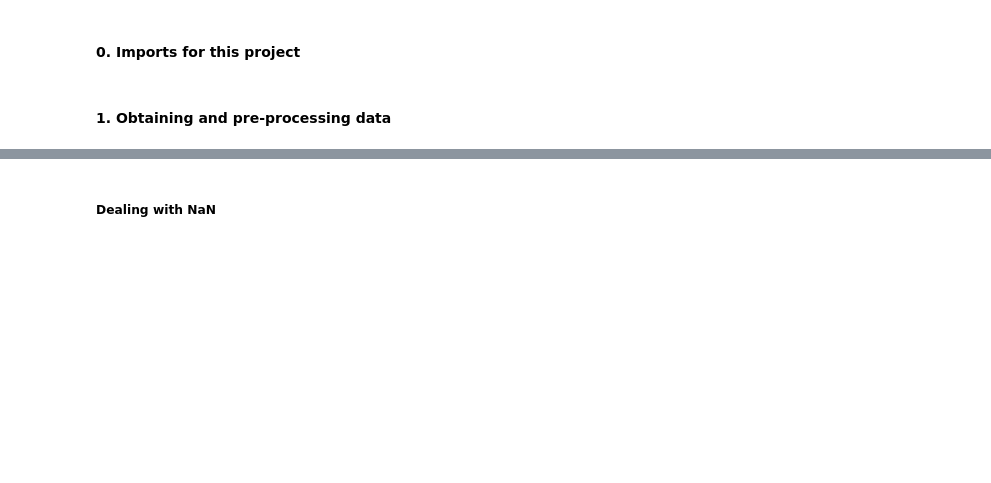
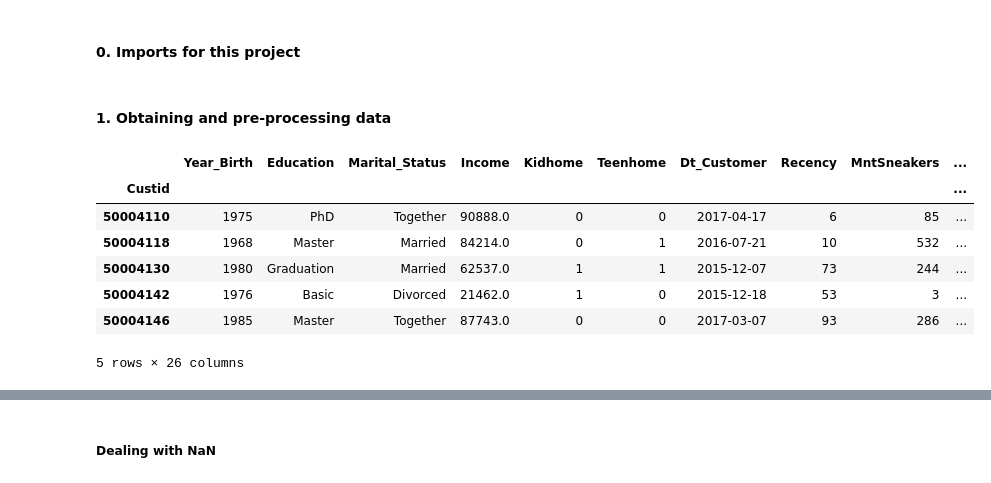
Before and after one commit to EDSA2020/project, a Jupyter notebook: MLaDS_Project.ipynb, the cells around one changed output, grey strips where cells are left out. Cells and saved outputs as stored; diff of their text form; code cells hidden in the pictures; blank space fills up the shorter version.

```diff
--- a/MLaDS_Project.ipynb
+++ b/MLaDS_Project.ipynb
@@ -25,8 +26,17 @@ import seaborn as sns
 #### 1. Obtaining and pre-processing data
 # %%
 # Obtaining and understanding data
-g33 = pd.read_excel('Group33_LaGoste_Campaign.xlsx', index_col=0)
+g33 = pd.read_excel(r'Group33_LaGoste_Campaign.xlsx', index_col=0)
 g33.head()
+# %% [output]
+|  | Year_Birth | Education | Marital_Status | Income | Kidhome | Teenhome | Dt_Customer | Recency | MntSneakers | ... |
+| Custid |  |  |  |  |  |  |  |  |  | ... |
+| 50004110 | 1975 | PhD | Together | 90888.0 | 0 | 0 | 2017-04-17 | 6 | 85 | ... |
+| 50004118 | 1968 | Master | Married | 84214.0 | 0 | 1 | 2016-07-21 | 10 | 532 | ... |
+| 50004130 | 1980 | Graduation | Married | 62537.0 | 1 | 1 | 2015-12-07 | 73 | 244 | ... |
+| 50004142 | 1976 | Basic | Divorced | 21462.0 | 1 | 0 | 2015-12-18 | 53 | 3 | ... |
+| 50004146 | 1985 | Master | Together | 87743.0 | 0 | 0 | 2017-03-07 | 93 | 286 | ... |
+5 rows × 26 columns
 # %%
 # Column cleanup - all lower letters
 print('Prior colunm names: \n',g33.columns)
```
Also changed, not shown: parts of 22 cells of this notebook.
